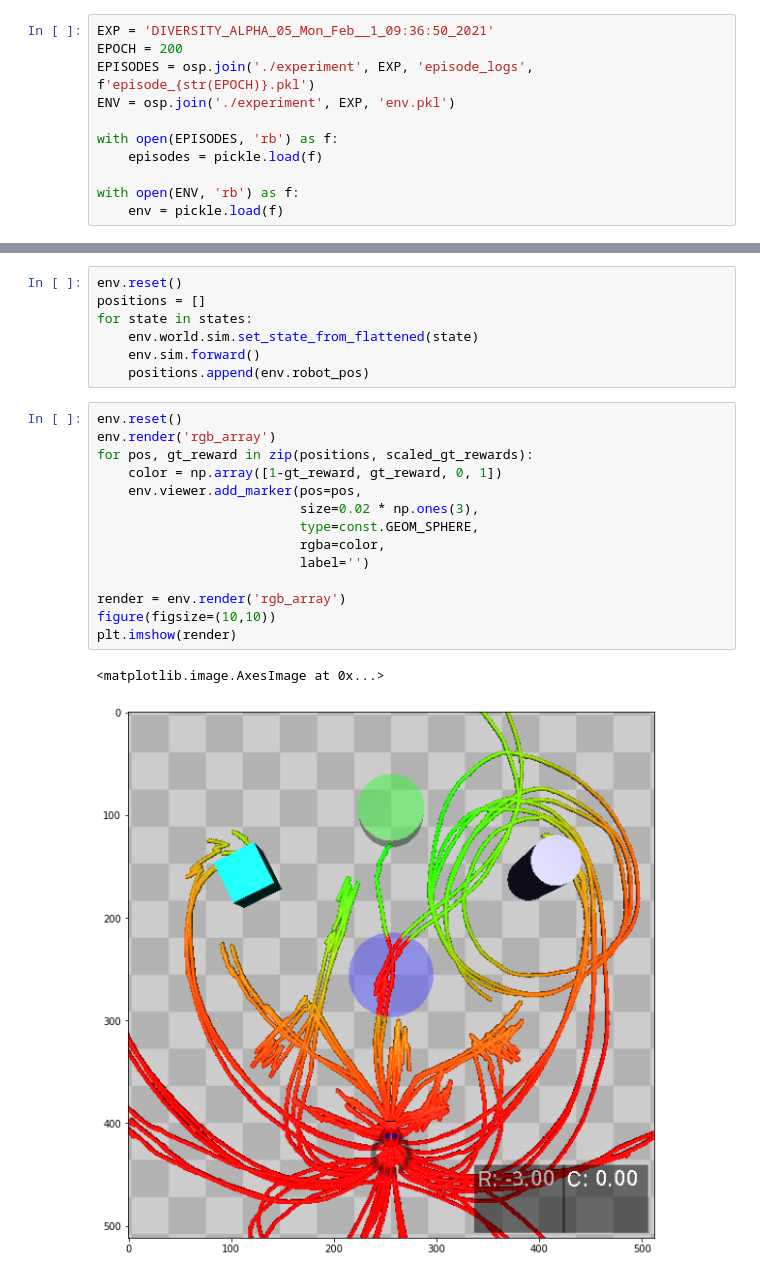
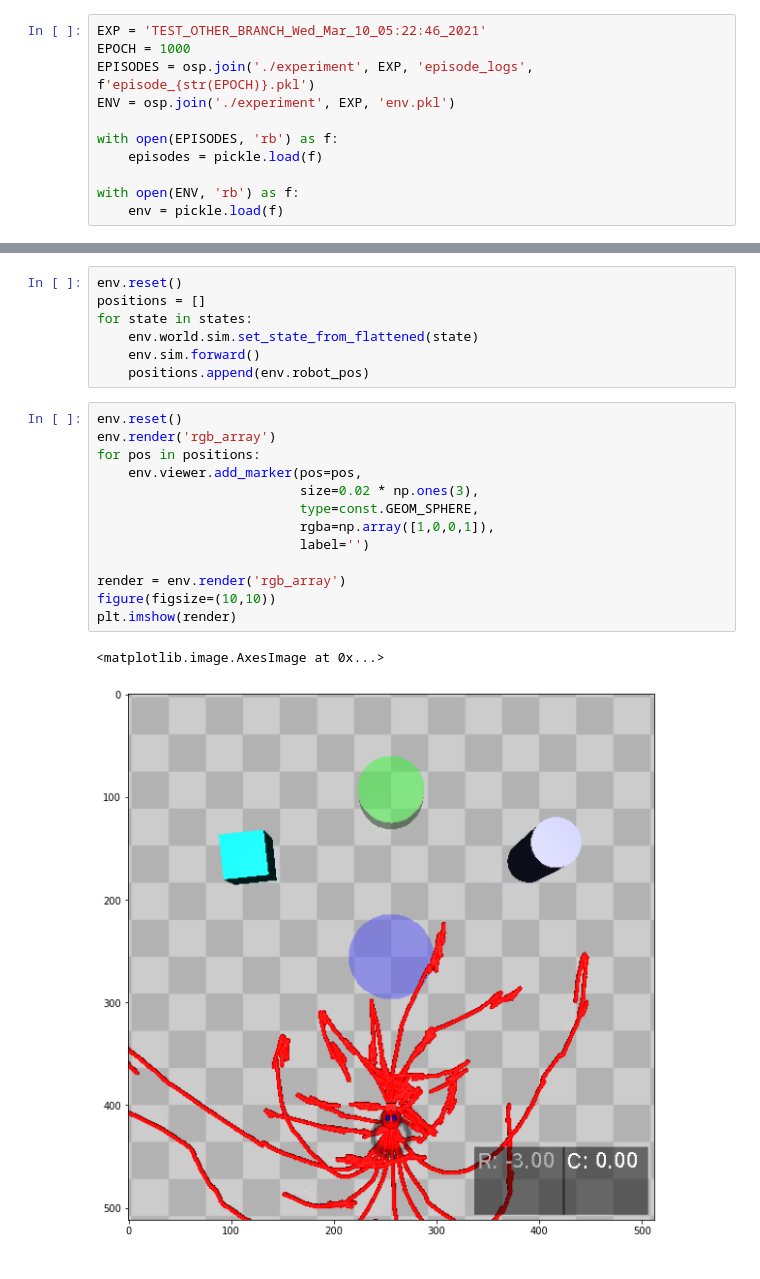
Before and after one commit to jamesborg46/robust_rewards_from_preferences, a Jupyter notebook: notebooks/GettingTrajectories.ipynb, the cells around one changed output, grey strips where cells are left out. Drawn from its saved outputs; the diff is of its cells as text.

```diff
--- a/notebooks/GettingTrajectories.ipynb
+++ b/notebooks/GettingTrajectories.ipynb
@@ -17,6 +19,6 @@ import numpy as np
 # %%
-EXP = 'DIVERSITY_ALPHA_05_Mon_Feb__1_09:36:50_2021'
-EPOCH = 200
+EXP = 'TEST_OTHER_BRANCH_Wed_Mar_10_05:22:46_2021'
+EPOCH = 1000
 EPISODES = osp.join('./experiment', EXP, 'episode_logs', f'episode_{str(EPOCH)}.pkl')
 ENV = osp.join('./experiment', EXP, 'env.pkl')
 
@@ -41,17 +63,16 @@ for state in states:
 # %%
 env.reset()
 env.render('rgb_array')
-for pos, gt_reward in zip(positions, scaled_gt_rewards):
-    color = np.array([1-gt_reward, gt_reward, 0, 1])
+for pos in positions:
     env.viewer.add_marker(pos=pos,
                           size=0.02 * np.ones(3),
                           type=const.GEOM_SPHERE,
-                          rgba=color,
+                          rgba=np.array([1,0,0,1]),
                           label='')
 
 render = env.render('rgb_array')
 figure(figsize=(10,10))
 plt.imshow(render)
 # %% [output]
 <matplotlib.image.AxesImage at 0x...>
-[figure, old version]
+[figure, new version]
```
Also changed, not shown: parts of 3 cells of this notebook, 4 other files.
